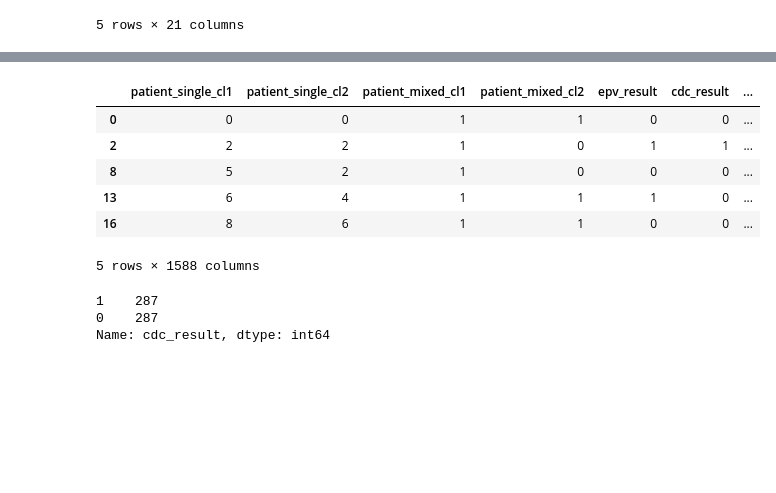
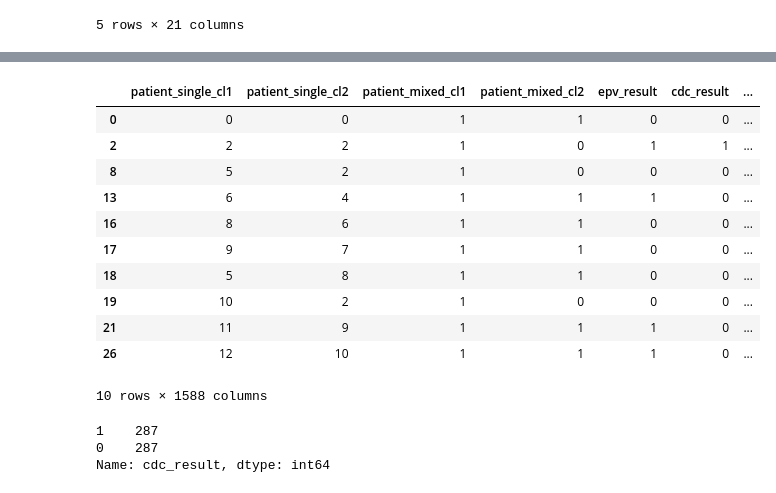
Before and after one commit to IsaacRamos1/IC_UFPI, a Jupyter notebook: MLP_Preprocesso_dados_IC.ipynb, the cells around one changed output, grey strips where cells are left out. Cells and saved outputs as stored; diff of their text form; code cells hidden in the pictures; blank space fills up the shorter version.

```diff
--- a/MLP_Preprocesso_dados_IC.ipynb
+++ b/MLP_Preprocesso_dados_IC.ipynb
@@ -303,15 +269,20 @@ count1 = (df_mod['cdc_result'] == 1).sum()
 # %%
 df_mod = pd.get_dummies(df_mod)
 # %%
-df_mod.head(5)
+df_mod.head(10)
 # %% [output]
 |  | patient_single_cl1 | patient_single_cl2 | patient_mixed_cl1 | patient_mixed_cl2 | epv_result | cdc_result | ... |
 | 0 | 0 | 0 | 1 | 1 | 0 | 0 | ... |
 | 2 | 2 | 2 | 1 | 0 | 1 | 1 | ... |
 | 8 | 5 | 2 | 1 | 0 | 0 | 0 | ... |
 | 13 | 6 | 4 | 1 | 1 | 1 | 0 | ... |
 | 16 | 8 | 6 | 1 | 1 | 0 | 0 | ... |
+| 17 | 9 | 7 | 1 | 1 | 0 | 0 | ... |
+| 18 | 5 | 8 | 1 | 1 | 0 | 0 | ... |
+| 19 | 10 | 2 | 1 | 0 | 0 | 0 | ... |
+| 21 | 11 | 9 | 1 | 1 | 1 | 0 | ... |
+| 26 | 12 | 10 | 1 | 1 | 1 | 0 | ... |
-5 rows × 1588 columns
+10 rows × 1588 columns
 # %%
 from sklearn.model_selection import train_test_split
 from sklearn.utils import resample,shuffle
```
Also changed, not shown: parts of 15 cells of this notebook, 2 other files.
